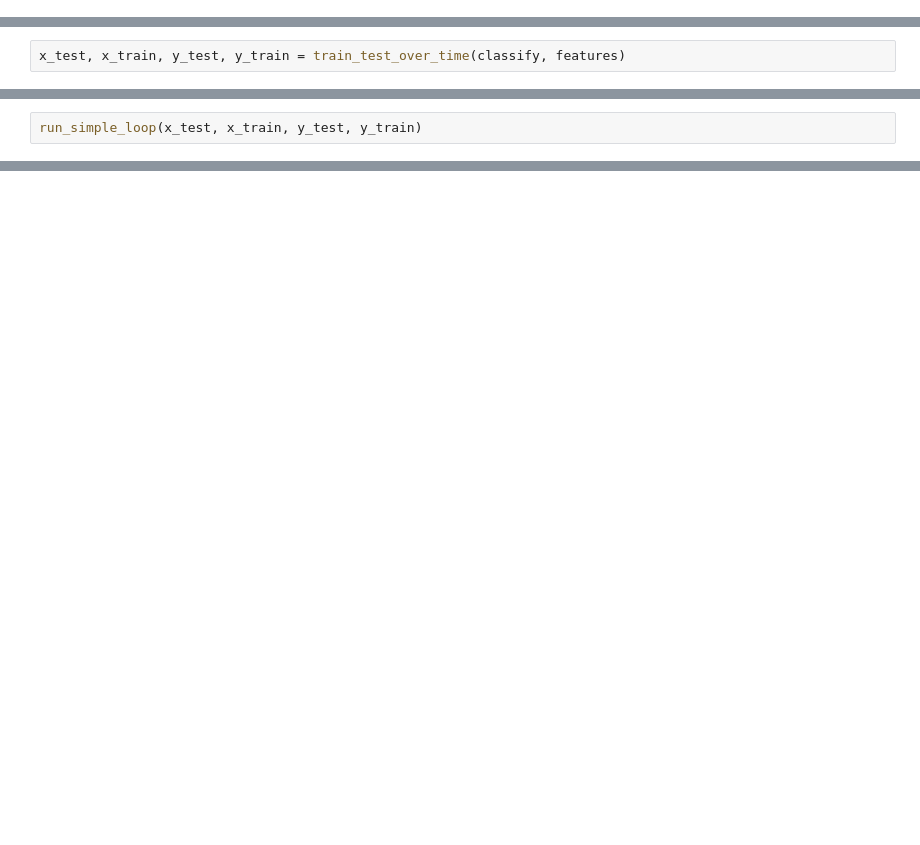
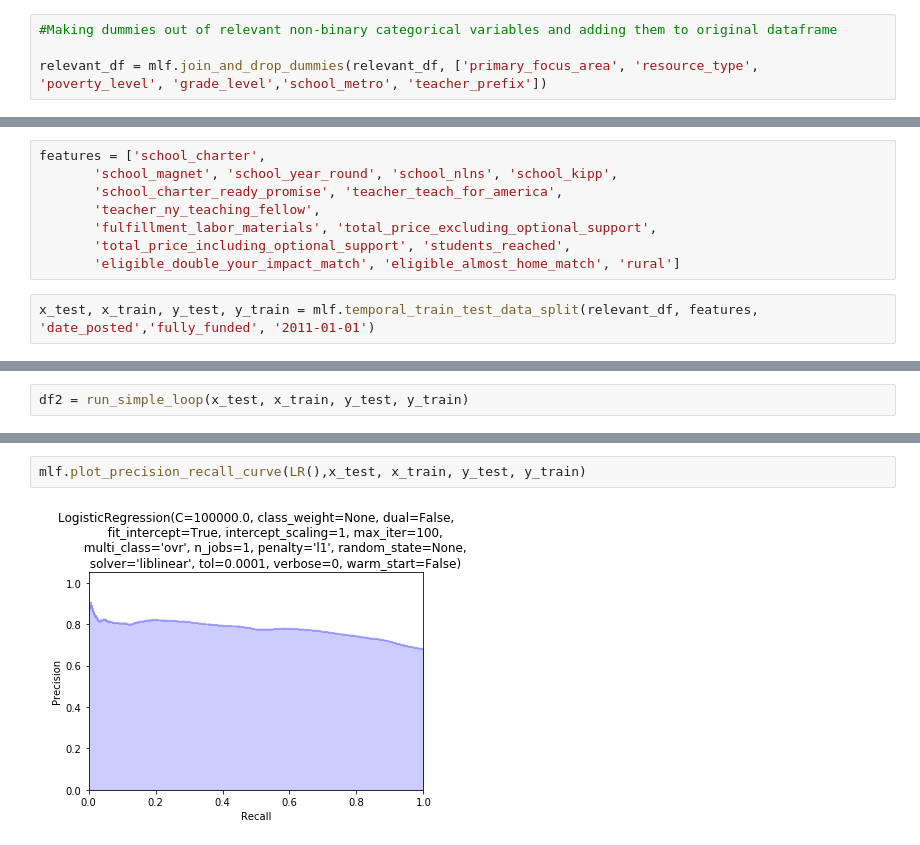
Before and after one commit to sghoseWI/Machine-Learning, a Jupyter notebook: HW3/ML HW 3 Analysis.ipynb, the cells around one changed output, grey strips where cells are left out. Saved outputs shown, nothing was run; the diff lists cells and outputs as text; blank space fills up the shorter version.

```diff
--- a/HW3/ML HW 3 Analysis.ipynb
+++ b/HW3/ML HW 3 Analysis.ipynb
@@ -348,0 +386,4 @@ features = [ 'school_charter',
+# %%
+#Making dummies out of relevant non-binary categorical variables and adding them to original dataframe
+
+relevant_df = mlf.join_and_drop_dummies(relevant_df, ['primary_focus_area', 'resource_type', 'poverty_level', 'grade_level','school_metro', 'teacher_prefix'])
@@ -349,3 +421,11 @@ features = [ 'school_charter',
+# %%
+features = ['school_charter',
+       'school_magnet', 'school_year_round', 'school_nlns', 'school_kipp',
+       'school_charter_ready_promise', 'teacher_teach_for_america',
+       'teacher_ny_teaching_fellow',
+       'fulfillment_labor_materials', 'total_price_excluding_optional_support',
+       'total_price_including_optional_support', 'students_reached',
+       'eligible_double_your_impact_match', 'eligible_almost_home_match', 'rural']
 # %%
-x_test, x_train, y_test, y_train = train_test_over_time(classify, features)
+x_test, x_train, y_test, y_train = mlf.temporal_train_test_data_split(relevant_df, features, 'date_posted','fully_funded', '2011-01-01')
 # %%
@@ -363,7 +445,7 @@ def run_simple_loop(X_test, X_train, y_test, y_train):
 
     return results_df
 # %%
-run_simple_loop(x_test, x_train, y_test, y_train)
+df2 = run_simple_loop(x_test, x_train, y_test, y_train)
 # %% [output]
 RF
 DT
@@ -384,0 +474,4 @@ NB
+# %%
+mlf.plot_precision_recall_curve(LR(),x_test, x_train, y_test, y_train)
+# %% [output]
+[figure, added]
```
Also changed, not shown: parts of 32 cells of this notebook.
